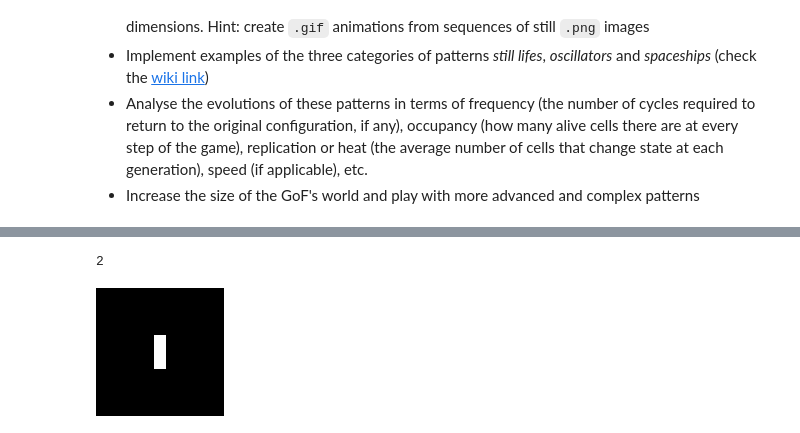
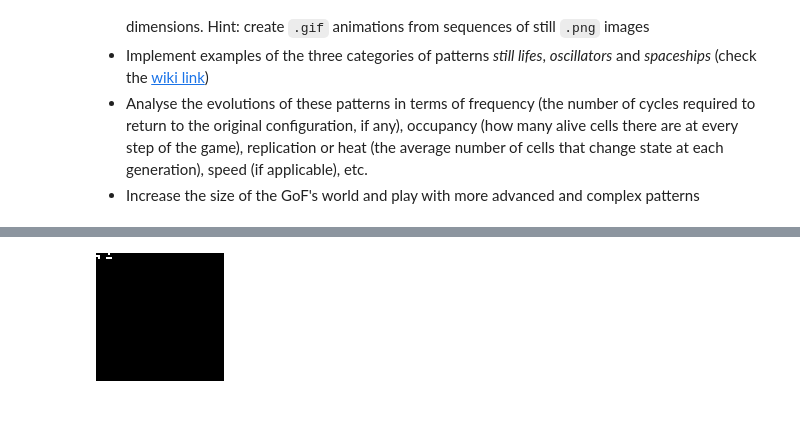
Before and after one commit to fabiovac/game_of_life, a Jupyter notebook: Project.ipynb, the cells around one changed output, grey strips where cells are left out. Drawn from its saved outputs; the diff is of its cells as text; code cells hidden in the pictures.

Commit message:
Added functions for analysis (period, replication). Slightly modify occupancy

```diff
--- a/Project.ipynb
+++ b/Project.ipynb
@@ -94,6 +94,9 @@ class State:
             return self.state == other.state
         return False
 
+    def __len__(self):
+        return len(self.state)
+
     def get_frame(self, size):
         """ Returns the state represented as a grayscale frame of the given size. """
         frame = np.zeros(self.grid_size, dtype=np.uint8)
@@ -177,15 +180,12 @@ class Game:
         self.state = State(grid_size, initial_state)
         self.history = []
 
-    def run(self, iterations, fun=None):
+    def run(self, iterations):
         """ Run the game for the given number of iterations. """
-
-        count_cells_alive = []
 
         for _ in range(iterations):
 
             # keep track of the state
-            # TODO: render immediately image or save the 'raw' state?
             self.history.append(self.state)
 
             prev_state = self.state
@@ -209,17 +209,8 @@ class Game:
 
             self.state = curr_state
 
-            if fun:
-                period = fun(self.history)
-                print(period)
-
-            if prev_state == curr_state:
-                break
-
-            #keep track of the number of active cells at each iteration
-            count_cells_alive.append(len(curr_state.alive_cells()))
-
-        return count_cells_alive
+            #if prev_state == curr_state:
+            #    break
 
     # https://pillow.readthedocs.io/en/latest/handbook/image-file-formats.html#saving-sequences
     def export_gif(self, filename, size=(512,512), frametime=200):
@@ -234,4 +225,7 @@ class Game:
         for cell in pattern:
             cell = (cell[0] + pattern_pos[0], cell[1] + pattern_pos[1])
             self.state.revitalize(cell)
+
+    def get_states_history(self):
+        return self.history
 # %%
@@ -242,13 +277,13 @@ def period(states_history):
 # %%
-bliker = library.get_pattern('blinker')
+blinker = library.get_pattern('diehard')
 
-game = Game(grid_size=(11,11))
-game.load_pattern(bliker, (5,4))
+game = Game(grid_size=(64,64))
+game.load_pattern(blinker, (0,0))
 
-game.run(3, period)
+
+game.run(200)
 filename = 'out.gif'
 game.export_gif(filename, size=(128,128), frametime=500)
 display(IPyImage(filename))
 # %% [output]
-2
-[figure, old version]
+[figure, new version]
```
Also changed, not shown: parts of 10 cells of this notebook, 4 other files.
